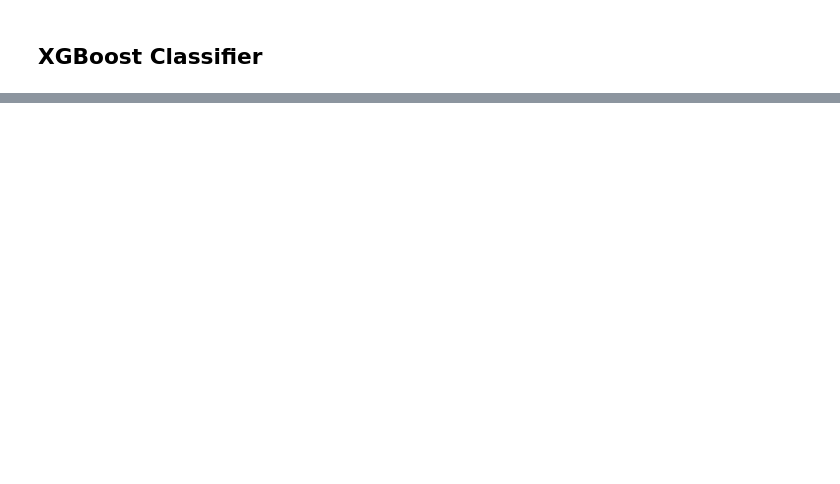
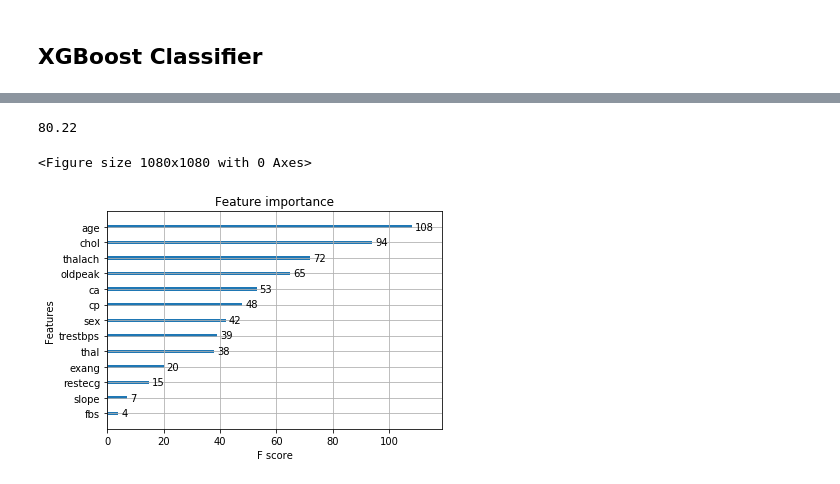
Before and after one commit to AlexandreMaxinsang/desafios-machine-learning, a Jupyter notebook: CyberLabs.ipynb, the cells around one changed output, grey strips where cells are left out. Cells and saved outputs as stored; diff of their text form; code cells hidden in the pictures; blank space fills up the shorter version.

```diff
--- a/CyberLabs.ipynb
+++ b/CyberLabs.ipynb
@@ -144,2 +150,5 @@ plt.show()
 # %% [markdown]
 ## XGBoost Classifier
+# %%
+XGB_Classifier = XGBClassifier()
+XGB_Classifier.fit(train_x, train_y)
@@ -145,0 +163,13 @@ plt.show()
+# %%
+acc_test_xgbclassifier = round(XGB_Classifier.score(test_x, test_y) * 100, 2)
+acc_test_xgbclassifier
+# %% [output]
+80.22
+# %%
+fig =  plt.figure(figsize = (15,15))
+xgb.plot_importance(XGB_Classifier)
+plt.show();
+plt.close()
+# %% [output]
+<Figure size 1080x1080 with 0 Axes>
+[figure, added]
```
Also changed, not shown: parts of 8 cells of this notebook, 1 other file.
